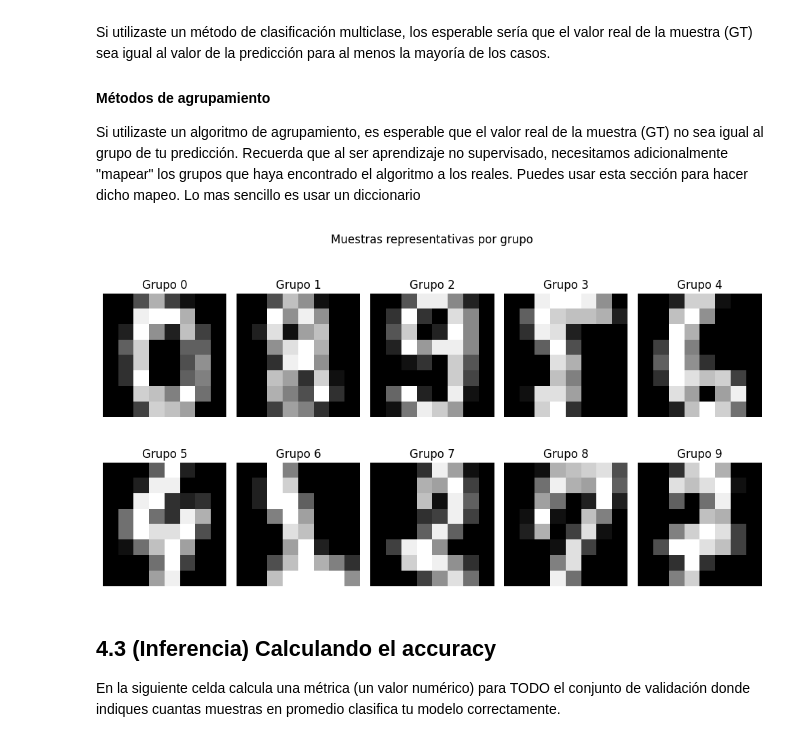
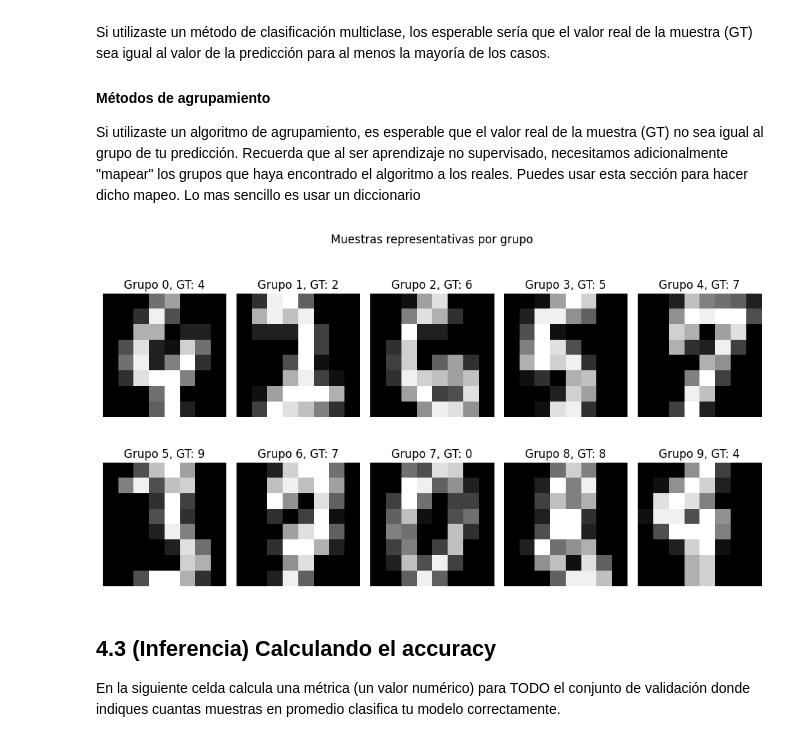
Before and after one commit to YaerimGZ/SI23_Togepis, a Jupyter notebook: proyecto_1_ML/proyecto_1_ML.ipynb, the cells around one changed output. Drawn from its saved outputs; the diff is of its cells as text; code cells hidden in the pictures.

```diff
--- a/proyecto_1_ML/proyecto_1_ML.ipynb
+++ b/proyecto_1_ML/proyecto_1_ML.ipynb
@@ -245,39 +245,44 @@ Si utilizaste un algoritmo de agrupamiento, es esperable que el valor real de la
 # %%
 # Llamamos a inferencia de su modelo
 # Este método regresará las clases/grupos
 # que haya encontrado para cada punto de validación
 preds = mi_inferencia(modelo, data_val)
 
 # Clases/grupos distintos de predicciones
 group_pred = np.unique(preds)
 n_groups = len(group_pred)
 
 # Graficar
 n_cols = 5
 n_rows = (n_groups-1) // n_cols + 1 # Calcular el número de filas necesarias
 fig, axes = plt.subplots(n_rows, n_cols, figsize=(10,6))
 axes = axes.flatten() # Convertir los axes a lista para poder iterarlos
 
-# Mostrar una imagen por cada grupo/clase de predicción
+# TODO: Muestra una imagen por cada grupo/clase de prediccion
+group_to_label = {}
+
+for group in group_pred:
+    mask = preds == group
+    labels, counts = np.unique(target_val[mask], return_counts=True)
+    max_count_idx = np.argmax(counts)
+    group_to_label[group] = labels[max_count_idx]
+
 for i, group in enumerate(group_pred):
+    mask = preds == group
+    img = data_val[mask][0].reshape(8, 8)
+    title = f"Grupo {group}, GT: {group_to_label[group]}"
+    ax = axes[i]
+    ax.imshow(img, cmap="gray")
+    ax.set_title(title)
+    ax.axis("off")
 
-    idx = np.where(preds == group)[0][0]
-
-    img = data_val[idx]
-    img = img.reshape((8, 8))
-    axes[i].imshow(img, cmap='gray')
-    axes[i].set_title(f"Grupo {group}")
-    axes[i].axis('off')
-
-    if i >= (n_rows * n_cols) - 1:
-        break
 
 # Configurar la figura
 fig.suptitle("Muestras representativas por grupo")
 plt.tight_layout()
 plt.show()
 # %% [output]
-[figure, old version]
+[figure, new version]
 # %% [markdown]
 ## 4.3 (Inferencia) Calculando el accuracy
 En la siguiente celda calcula una métrica (un valor numérico) para TODO el conjunto de validación donde indiques cuantas muestras en promedio clasifica tu modelo correctamente.
```
Also changed, not shown: parts of 4 cells of this notebook.
